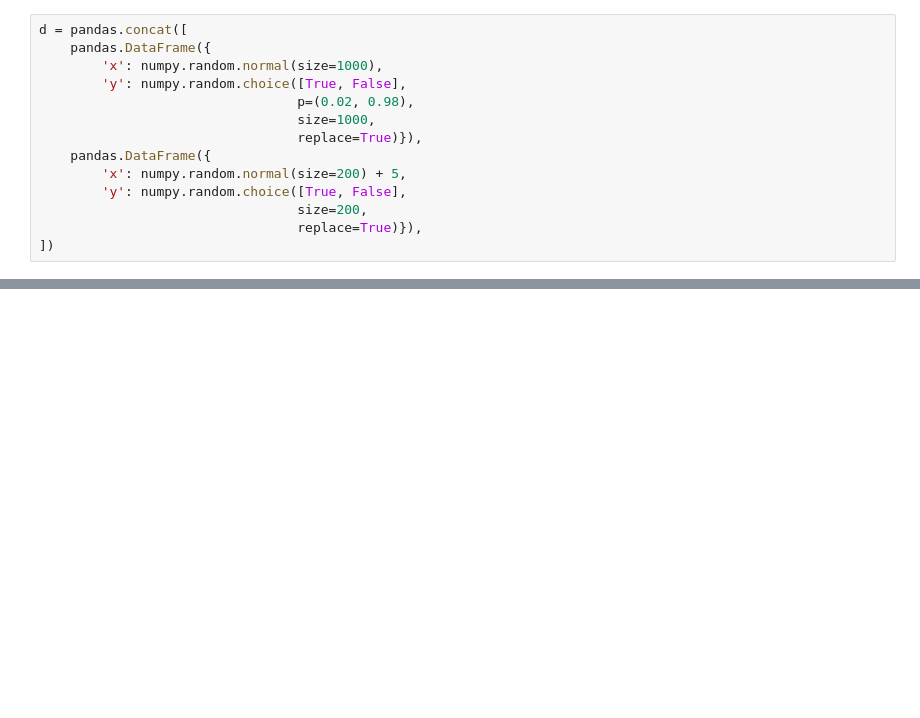
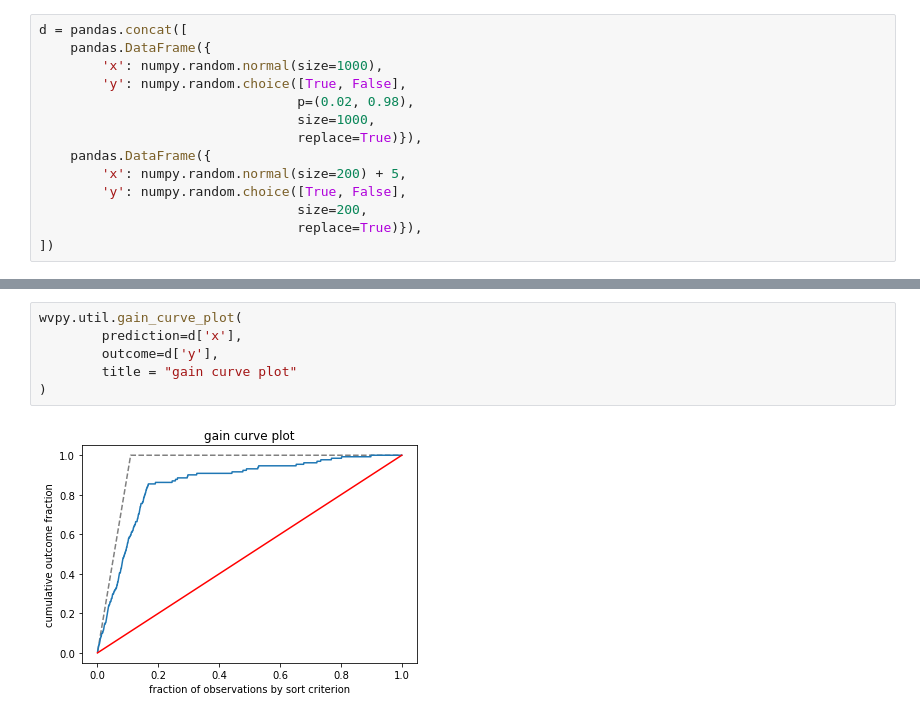
Before and after one commit to WinVector/wvpy, a Jupyter notebook: README.ipynb, the cells around one changed output, grey strips where cells are left out. Cells and saved outputs as stored; diff of their text form; blank space fills up the shorter version.

```diff
--- a/README.ipynb
+++ b/README.ipynb
@@ -106,0 +120,8 @@ wvpy.util.threshold_plot(
+# %%
+wvpy.util.gain_curve_plot(
+        prediction=d['x'],
+        outcome=d['y'],
+        title = "gain curve plot"
+)
+# %% [output]
+[figure, added]
```
Also changed, not shown: parts of 9 cells of this notebook, 17 other files.
